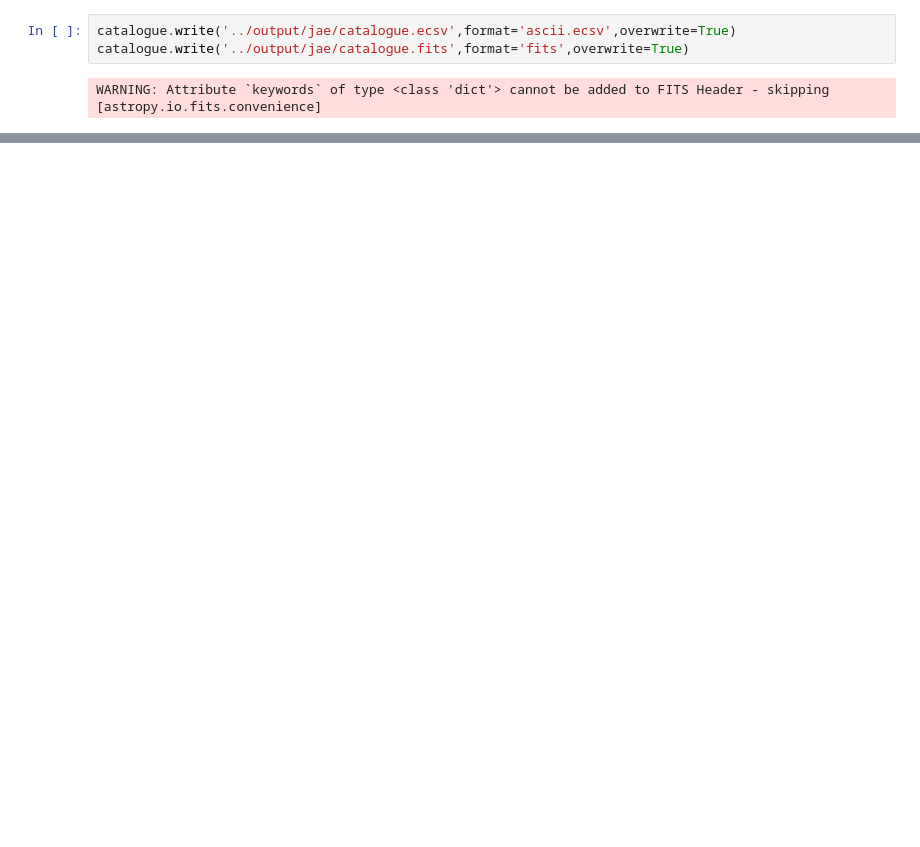
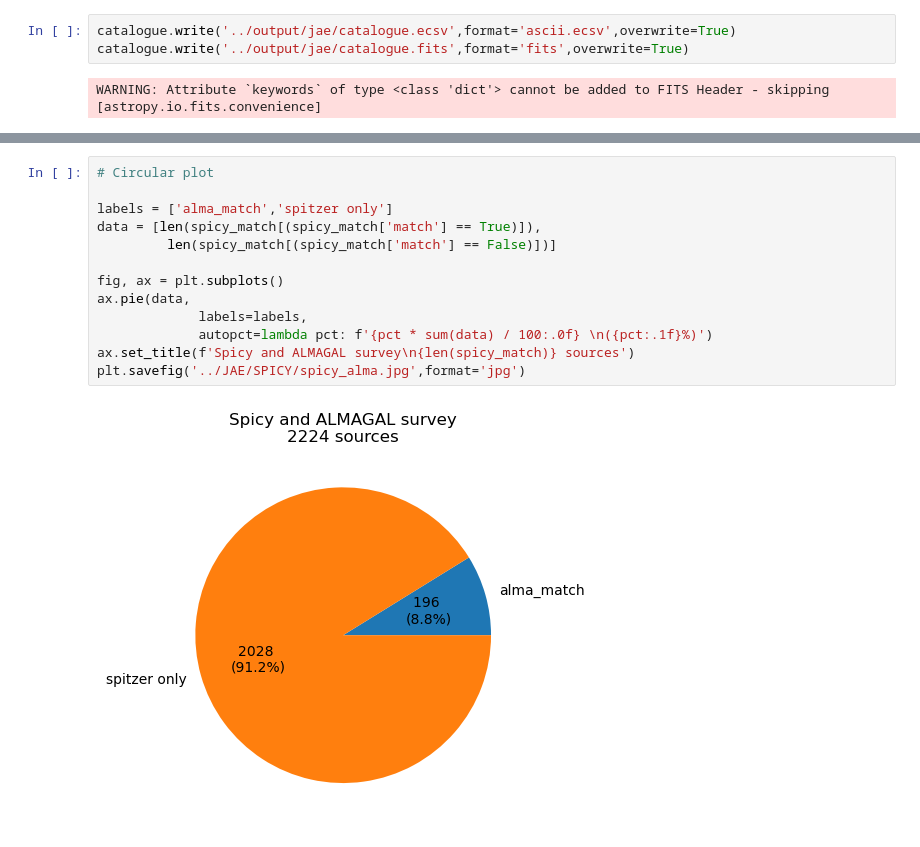
Before and after one commit to Ajuradoi1/ALMAGAL_IR, a Jupyter notebook: JAE/Spitzer_ALMA_cat.ipynb, the cells around one changed output, grey strips where cells are left out. Saved outputs shown, nothing was run; the diff lists cells and outputs as text; blank space fills up the shorter version.

```diff
--- a/JAE/Spitzer_ALMA_cat.ipynb
+++ b/JAE/Spitzer_ALMA_cat.ipynb
@@ -296,0 +298,15 @@ print(len(spitzer_sources))
+# %%
+# Circular plot
+
+labels = ['alma_match','spitzer only']
+data = [len(spicy_match[(spicy_match['match'] == True)]),
+         len(spicy_match[(spicy_match['match'] == False)])]
+
+fig, ax = plt.subplots()
+ax.pie(data,
+             labels=labels,
+             autopct=lambda pct: f'{pct * sum(data) / 100:.0f} \n({pct:.1f}%)')
+ax.set_title(f'Spicy and ALMAGAL survey\n{len(spicy_match)} sources')
+plt.savefig('../JAE/SPICY/spicy_alma.jpg',format='jpg')
+# %% [output]
+[figure, added]
```
Also changed, not shown: parts of 33 cells of this notebook, 7 other files.
